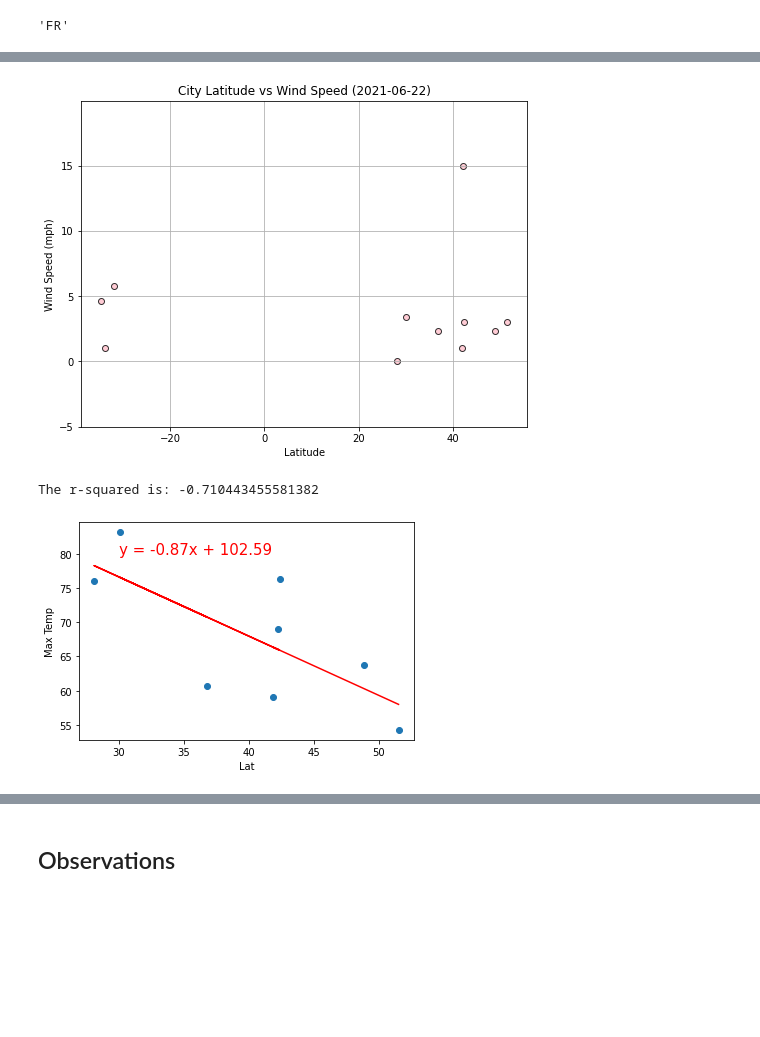
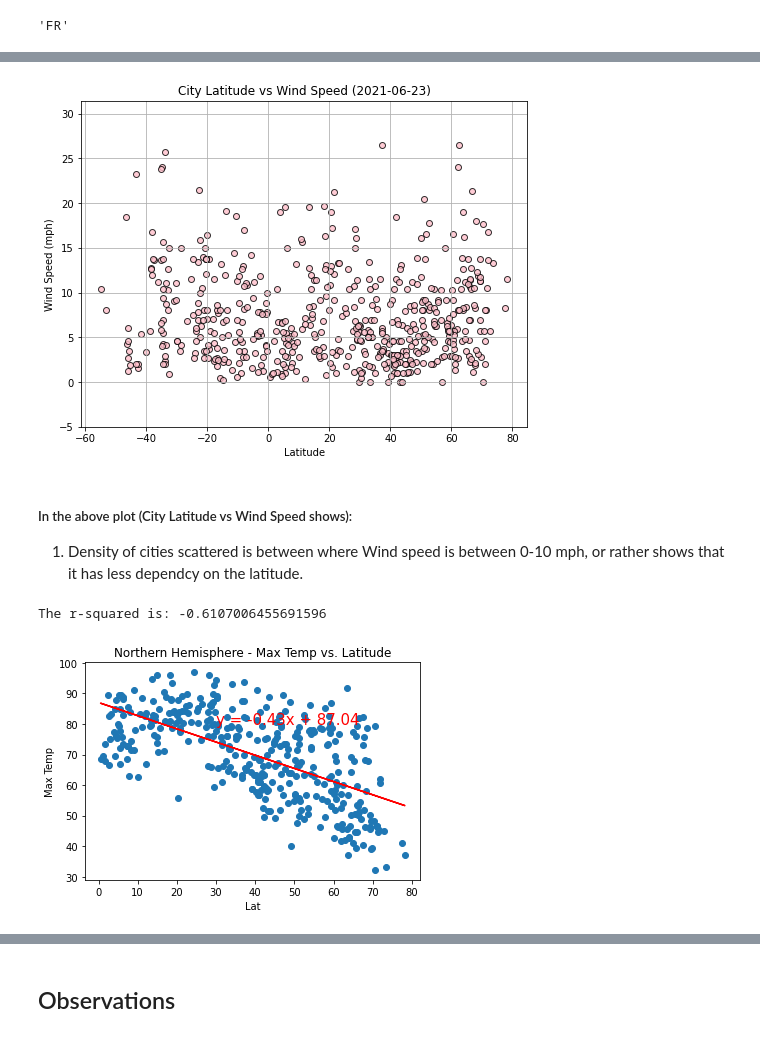
Before and after one commit to NKS8/Weather-Data-Visualization, a Jupyter notebook: WeatherPy/WeatherPy.ipynb, the cells around one changed output, grey strips where cells are left out. Drawn from its saved outputs; the diff is of its cells as text; code cells hidden in the pictures; blank space fills up the shorter version.

Commit message:
Weather_df completed with actual current weather data over 500 cities.

```diff
--- a/WeatherPy/WeatherPy.ipynb
+++ b/WeatherPy/WeatherPy.ipynb
@@ -267,6 +328,8 @@ plt.show()
 # %%
 plt.figure(figsize=(8,6))
-plt.scatter(weather_df["Lat"], weather_df["Wind Speed"], color='pink', edgecolor = "black",alpha=0.8)
+x_value = weather_df["Lat"]
+y_value = weather_df["Wind Speed"]
+plt.scatter(x_value, y_value, color='pink', edgecolor = "black",alpha=0.8)
 plt.grid()
 plt.ylim((weather_df["Wind Speed"].min()-5),(weather_df["Wind Speed"].max()+5))
 plt.xlabel('Latitude')
@@ -275,7 +338,10 @@ plt.title(f'City Latitude vs Wind Speed ({datetime.now().date()})')
 plt.savefig("LatVsWind.png")
 plt.show()
 # %% [output]
-[figure, old version]
+[figure, new version]
+# %% [markdown]
+##### In the above plot (City Latitude vs Wind Speed shows):
+1. Density of cities scattered is between where Wind  speed is between 0-10 mph, or rather shows that it has less dependcy on the latitude.
 # %%
 northern = weather_df.loc[weather_df["Lat"] >= 0.0]
 northern.reset_index(inplace=True)
@@ -283,27 +349,26 @@ southern = weather_df.loc[weather_df["Lat"] < 0.0]
 southern.reset_index(inplace=True)
 # %%
 # Define plotting function
-
-def plotLinearRegression(xdata,ydata,xlbl,ylbl,lblpos,ifig):
-    (slope, intercept, rvalue, pvalue, stderr) = linregress(xdata, ydata)
+def plotLinearRegression(x_value,y_value,xlabel,ylabel,labelpos,ifig):
+    (slope, intercept, rvalue, pvalue, stderr) = linregress(x_value, y_value)
     print(f"The r-squared is: {rvalue}")
-    regress_values = xdata * slope + intercept
+    regress_values = x_value * slope + intercept
     line_eq = "y = " + str(round(slope,2)) + "x + " + str(round(intercept,2))
-
-    plt.scatter(xdata,ydata)
-    plt.plot(xdata,regress_values,"r-")
-    plt.annotate(line_eq,lblpos,fontsize=15,color="red")
-    plt.xlabel(xlbl)
-    plt.ylabel(ylbl)
+    plt.scatter(x_value,y_value)
+    plt.plot(x_value,regress_values,"r-")
+    plt.annotate(line_eq,labelpos,fontsize=15,color="red")
+    plt.xlabel(xlabel)
+    plt.ylabel(ylabel)
     plt.savefig(f"output_data/fig{ifig}.png")
     plt.show()
 # %%
-# Northern Hemisphere - Max Temp vs. Latitude Linear Regression
-xlbl = "Lat"
-ylbl = "Max Temp"
-lblpos = (30,80)
-plotLinearRegression(northern[xlbl],northern[ylbl],xlbl,ylbl,lblpos,5)
+# Northern Hemisphere: Max Temp vs. Latitude Linear Regression
+xlabel = "Lat"
+ylabel = "Max Temp"
+plt.title("Northern Hemisphere - Max Temp vs. Latitude")
+labelpos = (30,80)
+plotLinearRegression(northern[xlabel],northern[ylabel],xlabel,ylabel,labelpos,5)
 # %% [output]
-The r-squared is: -0.710443455581382
+The r-squared is: -0.6107006455691596
-[figure, old version]
+[figure, new version]
 # %%
```
Also changed, not shown: parts of 29 cells of this notebook, 13 other files.
